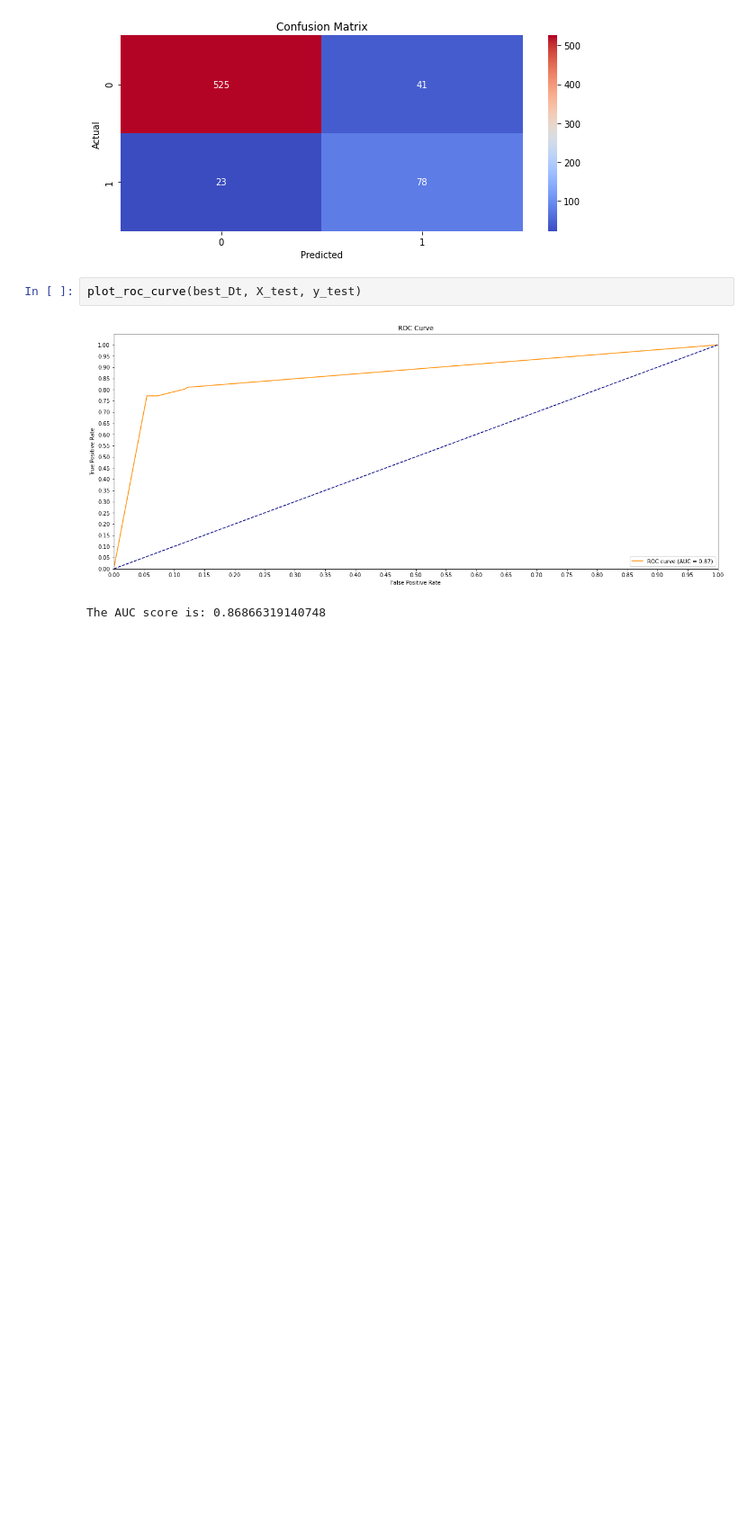
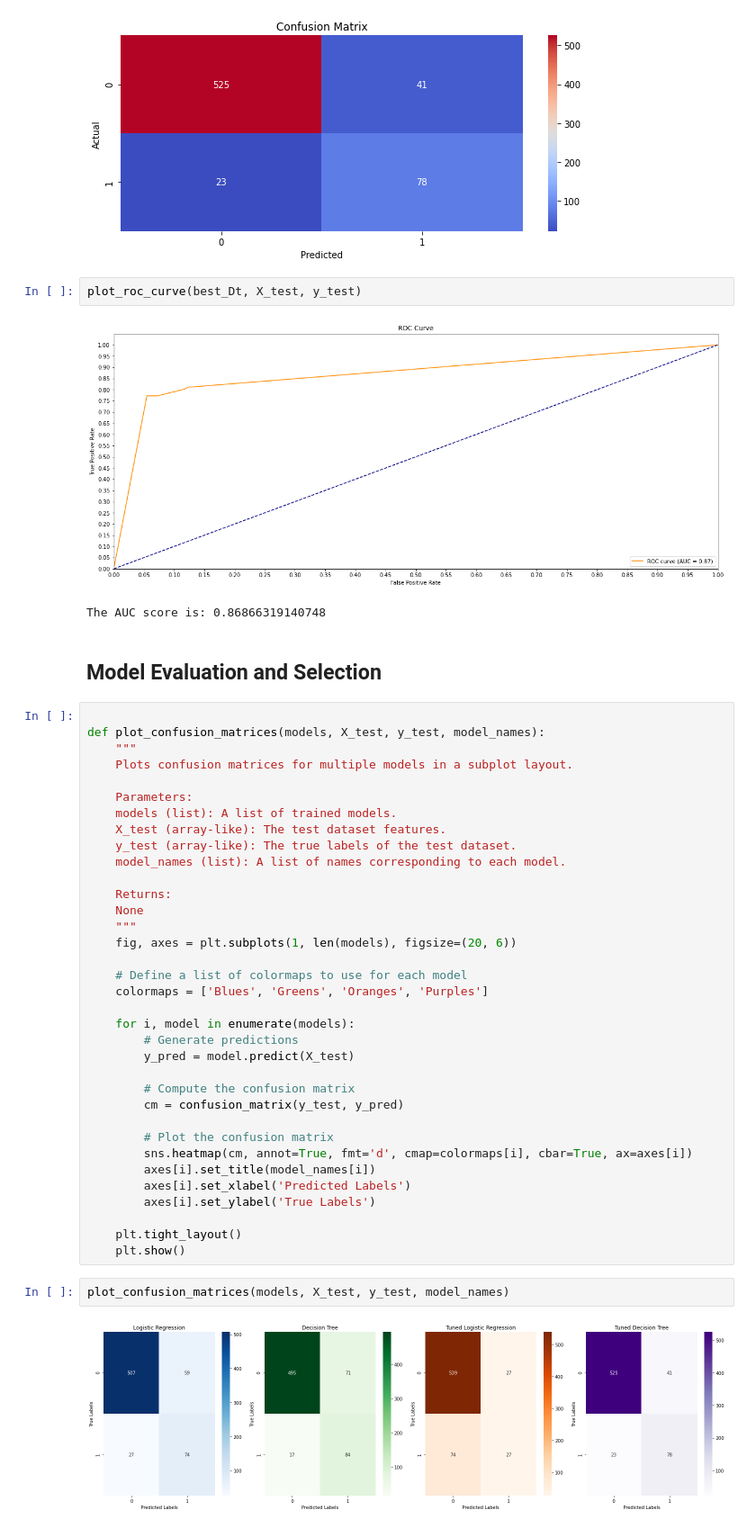
Before and after one commit to daveochieng8/Customer-Churn, a Jupyter notebook: index.ipynb, the cells around one changed output. Shown at 90% size. Cells and saved outputs as stored; diff of their text form; blank space fills up the shorter version.

Commit message:
Model evaluation

```diff
--- a/index.ipynb
+++ b/index.ipynb
@@ -717,3 +718,44 @@ plot_roc_curve(best_Dt, X_test, y_test)
 # %% [output]
 [figure]
 The AUC score is: 0.86866319140748
+# %% [markdown]
+## Model Evaluation and Selection
+# %%
+
+def plot_confusion_matrices(models, X_test, y_test, model_names):
+    """
+    Plots confusion matrices for multiple models in a subplot layout.
+
+    Parameters:
+    models (list): A list of trained models.
+    X_test (array-like): The test dataset features.
+    y_test (array-like): The true labels of the test dataset.
+    model_names (list): A list of names corresponding to each model.
+
+    Returns:
+    None
+    """
+    fig, axes = plt.subplots(1, len(models), figsize=(20, 6))
+
+    # Define a list of colormaps to use for each model
+    colormaps = ['Blues', 'Greens', 'Oranges', 'Purples']
+
+    for i, model in enumerate(models):
+        # Generate predictions
+        y_pred = model.predict(X_test)
+
+        # Compute the confusion matrix
+        cm = confusion_matrix(y_test, y_pred)
+
+        # Plot the confusion matrix
+        sns.heatmap(cm, annot=True, fmt='d', cmap=colormaps[i], cbar=True, ax=axes[i])
+        axes[i].set_title(model_names[i])
+        axes[i].set_xlabel('Predicted Labels')
+        axes[i].set_ylabel('True Labels')
+
+    plt.tight_layout()
+    plt.show()
+# %%
+plot_confusion_matrices(models, X_test, y_test, model_names)
+# %% [output]
+[figure, added]
```
Also changed, not shown: parts of 10 cells of this notebook.
